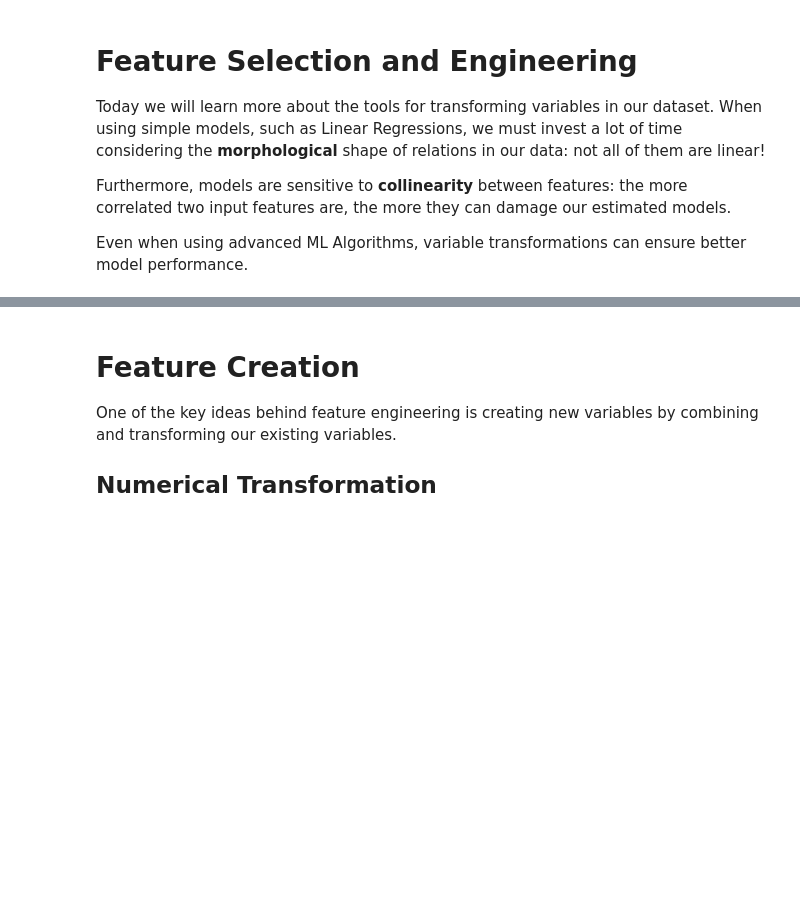
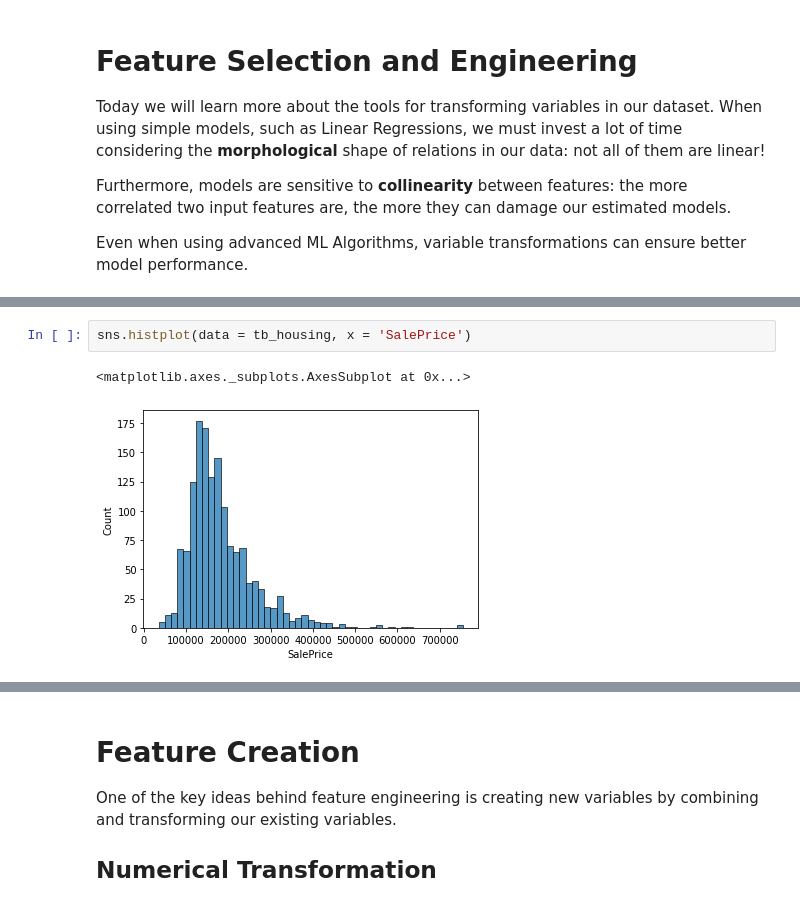
Before and after one commit to pedroteche-ih/DAFT_MEX_202209, a Jupyter notebook: Feature Engineering.ipynb, the cells around one changed output, grey strips where cells are left out. Drawn from its saved outputs; the diff is of its cells as text; blank space fills up the shorter version.

```diff
--- a/Feature Engineering.ipynb
+++ b/Feature Engineering.ipynb
@@ -28,0 +41,5 @@ tb_insurance.head()
+# %%
+sns.histplot(data = tb_housing, x = 'SalePrice')
+# %% [output]
+<matplotlib.axes._subplots.AxesSubplot at 0x...>
+[figure, added]
```
Also changed, not shown: parts of 8 cells of this notebook.
